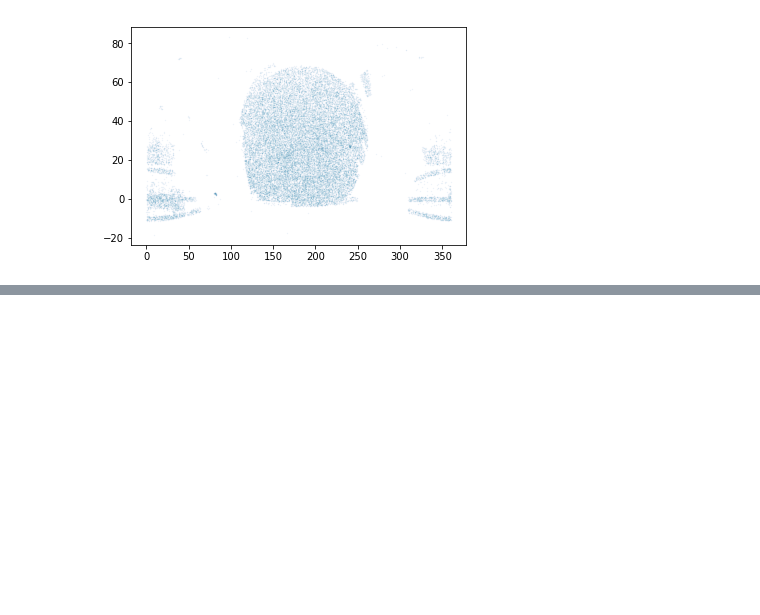
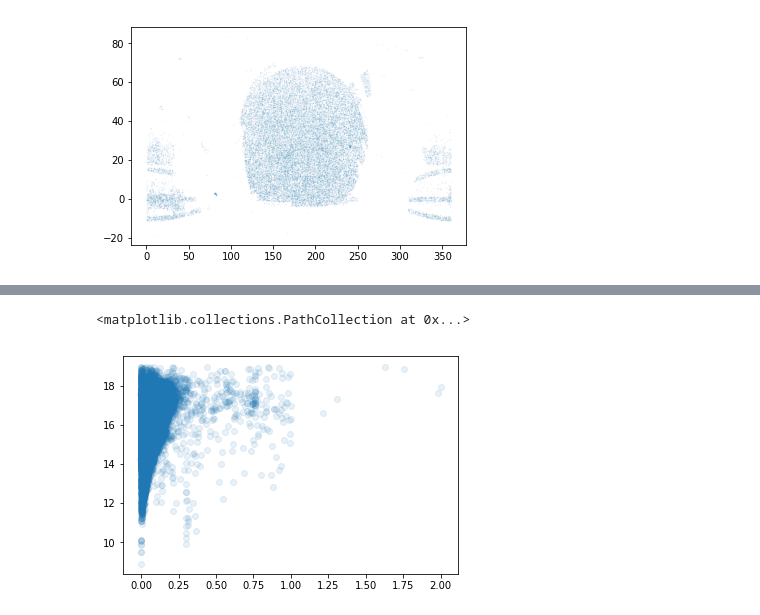
Before and after one commit to forero/abacus, a Jupyter notebook: nb/explora_SDSS_skeleton.ipynb, the cells around one changed output, grey strips where cells are left out. Saved outputs shown, nothing was run; the diff lists cells and outputs as text; code cells hidden in the pictures; blank space fills up the shorter version.

```diff
--- a/nb/explora_SDSS_skeleton.ipynb
+++ b/nb/explora_SDSS_skeleton.ipynb
@@ -66,0 +51,5 @@ Table length=407143
+# %%
+plt.scatter(data['redshift'][ii_gal&ii_filter], data['r'][ii_gal&ii_filter], alpha=0.1)
+# %% [output]
+<matplotlib.collections.PathCollection at 0x...>
+[figure, added]
```
Also changed, not shown: parts of 13 cells of this notebook.
